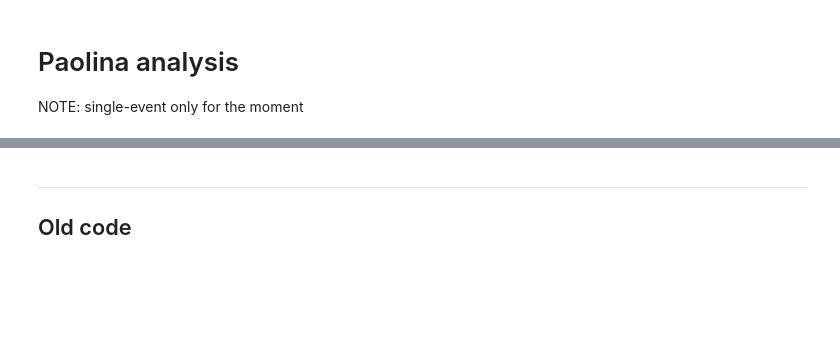
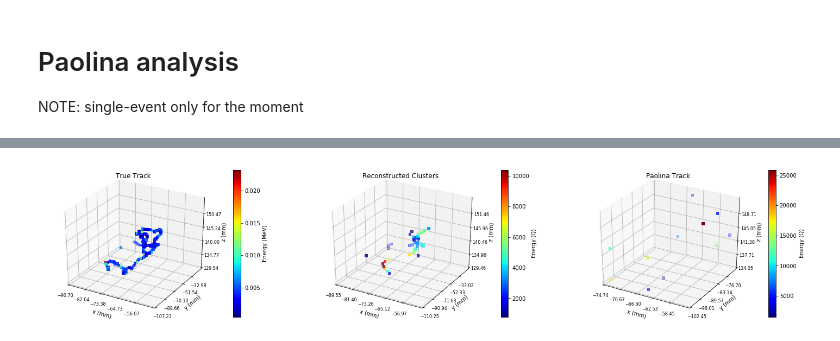
Before and after one commit to paolafer/ICARO, a Jupyter notebook: invisible_cities/utils/paolina_test.ipynb, the cells around one changed output, grey strips where cells are left out. Cells and saved outputs as stored; diff of their text form; code cells hidden in the pictures; blank space fills up the shorter version.

```diff
--- a/invisible_cities/utils/paolina_test.ipynb
+++ b/invisible_cities/utils/paolina_test.ipynb
@@ -474,37 +548,78 @@ ValueError: not enough values to unpack (expected 2, got 1)
 # %%
 # plot the clusters in 3D
 carr_x = []; carr_y = []; carr_z = []; carr_c = []
 for cc in hitc:
-#for cc in trks[itmax]:
     if(cc.E > 1):
         carr_x.append(cc.pos[0])
         carr_y.append(cc.pos[1])
         carr_z.append(cc.pos[2])
         carr_c.append(cc.E)
 
+mcarr_x = []; mcarr_y = []; mcarr_z = []; mcarr_c = []
+if(nevt < len(hitc_mc)):
+    hitcm = hitc_mc[nevt]
+    for cc in hitcm:
+        mcarr_x.append(cc.pos[0])
+        mcarr_y.append(cc.pos[1])
+        mcarr_z.append(cc.pos[2])
+        mcarr_c.append(cc.E)
+
 fig = plt.figure(1)
-fig.set_figheight(25.0)
+fig.set_figheight(5.0)
 fig.set_figwidth(25.0)
 
-ax1 = fig.add_subplot(321, projection='3d')
-sc3d = ax1.scatter(carr_x,carr_y,carr_z,marker='s',cmap='jet',c=carr_c)
-ax1.scatter(a.pos[0],a.pos[1],a.pos[2],marker='x',s=200,color='red')
-ax1.scatter(b.pos[0],b.pos[1],b.pos[2],marker='x',s=200,color='red')
-print("Ext1: ({0},{1},{2})".format(a.pos[0],a.pos[1],a.pos[2]))
-print("Ext2: ({0},{1},{2})".format(b.pos[0],b.pos[1],b.pos[2]))
+# true track
+ax1 = fig.add_subplot(131, projection='3d')
+sc3d = ax1.scatter(mcarr_x,mcarr_y,mcarr_z,marker='s',cmap='jet',c=mcarr_c)
 xst, xen = ax1.get_xlim(); ax1.xaxis.set_ticks(np.arange(xst,xen,(xen-xst)/5.))
 yst, yen = ax1.get_ylim(); ax1.yaxis.set_ticks(np.arange(yst,yen,(yen-yst)/5.))
 zst, zen = ax1.get_zlim(); ax1.zaxis.set_ticks(np.arange(zst,zen,(zen-zst)/5.))
 ax1.set_xlabel("x (mm)")
 ax1.set_ylabel("y (mm)")
 ax1.set_zlabel("z (mm)")
+ax1.set_title("True Track")
 lb_x = ax1.get_xticklabels()
 lb_y = ax1.get_yticklabels()
 lb_z = ax1.get_zticklabels()
 for lb in (lb_x + lb_y + lb_z):
     lb.set_fontsize(8.)
 cbp1 = plt.colorbar(sc3d)
+cbp1.set_label('Energy (MeV)')
+
+# reconstructed clusters
+ax2 = fig.add_subplot(132, projection='3d')
+sc3d = ax2.scatter(carr_x,carr_y,carr_z,marker='s',cmap='jet',c=carr_c)
+xst, xen = ax2.get_xlim(); ax2.xaxis.set_ticks(np.arange(xst,xen,(xen-xst)/5.))
+yst, yen = ax2.get_ylim(); ax2.yaxis.set_ticks(np.arange(yst,yen,(yen-yst)/5.))
+zst, zen = ax2.get_zlim(); ax2.zaxis.set_ticks(np.arange(zst,zen,(zen-zst)/5.))
+ax2.set_xlabel("x (mm)")
+ax2.set_ylabel("y (mm)")
+ax2.set_zlabel("z (mm)")
+ax2.set_title("Reconstructed Clusters")
+lb_x = ax2.get_xticklabels()
+lb_y = ax2.get_yticklabels()
+lb_z = ax2.get_zticklabels()
+for lb in (lb_x + lb_y + lb_z):
+    lb.set_fontsize(8.)
+cbp1 = plt.colorbar(sc3d)
 cbp1.set_label('Energy (Q)')
+
+# Paolina track
+ax3 = fig.add_subplot(133, projection='3d')
+sc3d = ax3.scatter(varr_x,varr_y,varr_z,marker='s',cmap='jet',c=varr_c)
+xst, xen = ax3.get_xlim(); ax3.xaxis.set_ticks(np.arange(xst,xen,(xen-xst)/5.))
+yst, yen = ax3.get_ylim(); ax3.yaxis.set_ticks(np.arange(yst,yen,(yen-yst)/5.))
+zst, zen = ax3.get_zlim(); ax3.zaxis.set_ticks(np.arange(zst,zen,(zen-zst)/5.))
+ax3.set_xlabel("x (mm)")
+ax3.set_ylabel("y (mm)")
+ax3.set_zlabel("z (mm)")
+ax3.set_title("Paolina Track")
+lb_x = ax3.get_xticklabels()
+lb_y = ax3.get_yticklabels()
+lb_z = ax3.get_zticklabels()
+for lb in (lb_x + lb_y + lb_z):
+    lb.set_fontsize(8.)
+cbp1 = plt.colorbar(sc3d)
+cbp1.set_label('Energy (Q)')
+# %% [output]
+[figure, added]
-# %% [markdown]
-----------------
-## Old code
```
Also changed, not shown: parts of 10 cells of this notebook.
